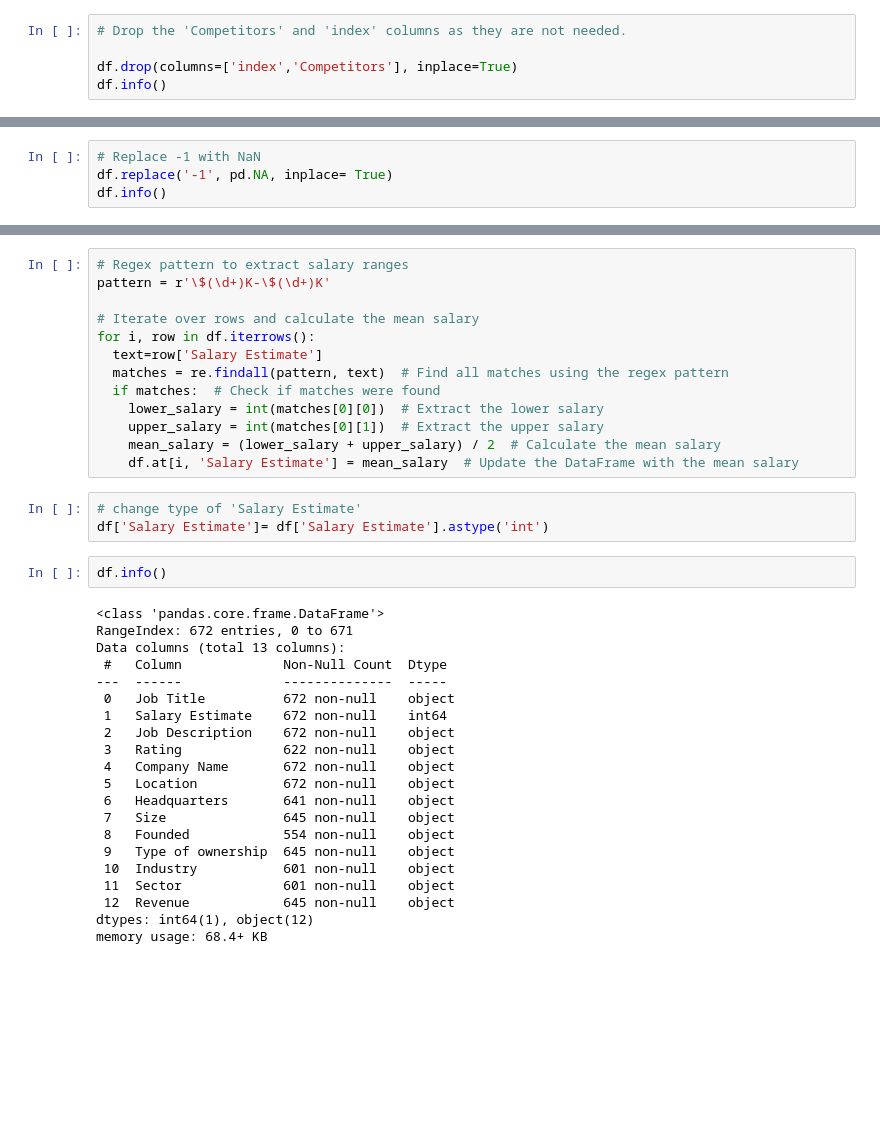
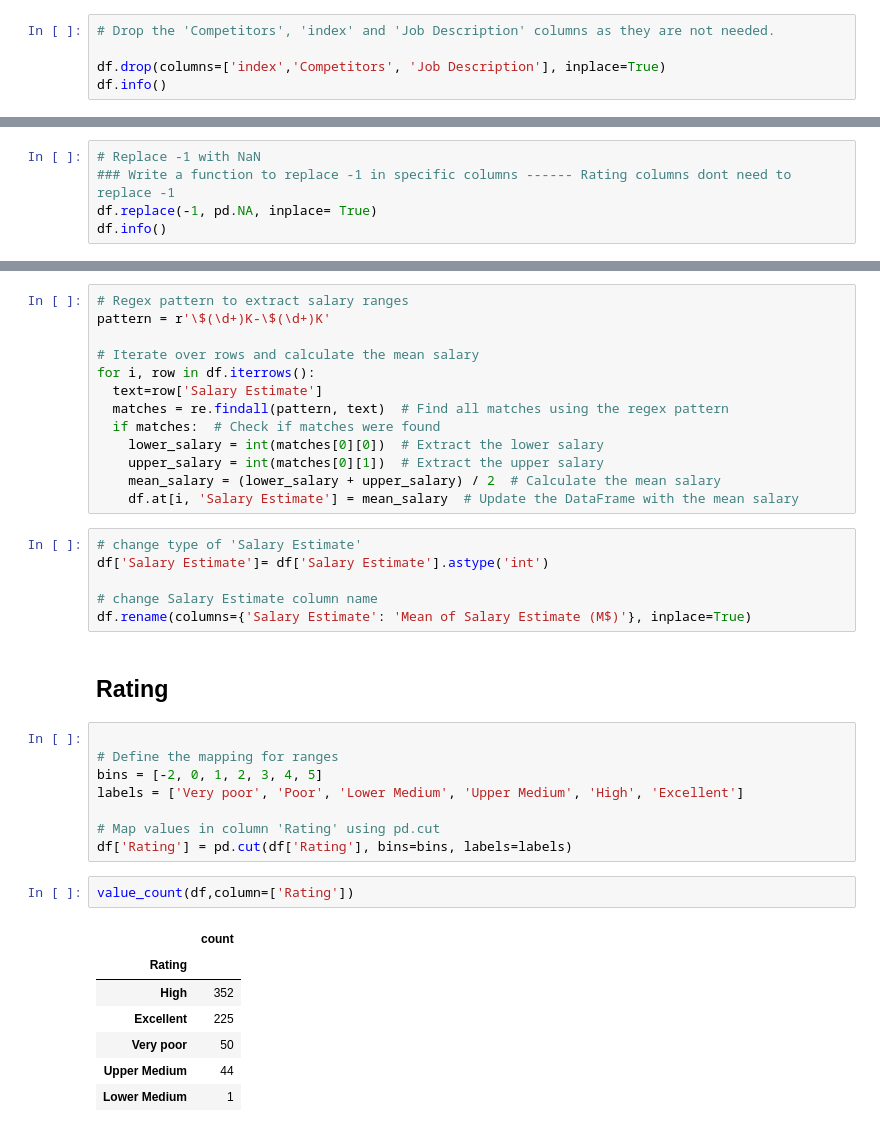
Before and after one commit to ShohrehShahsavari/Data-Analysis-And-Machine-Learning-Projects, a Jupyter notebook: 2. Employment and Workforce/Data Science Jobs/DS_jobs.ipynb, the cells around one changed output, grey strips where cells are left out. Cells and saved outputs as stored; diff of their text form; blank space fills up the shorter version.

Commit message:
Workng on Rating column in DS-jobs dataset

```diff
--- a/2. Employment and Workforce/Data Science Jobs/DS_jobs.ipynb
+++ b/2. Employment and Workforce/Data Science Jobs/DS_jobs.ipynb
@@ -262,7 +260,7 @@ df.duplicated().sum()
 # %% [markdown]
 ## Drop columns
 # %%
-# Drop the 'Competitors' and 'index' columns as they are not needed.
+# Drop the 'Competitors', 'index' and 'Job Description' columns as they are not needed.
 
-df.drop(columns=['index','Competitors'], inplace=True)
+df.drop(columns=['index','Competitors', 'Job Description'], inplace=True)
 df.info()
@@ -269,6 +287,7 @@ df.info()
 # %%
 # Replace -1 with NaN
-df.replace('-1', pd.NA, inplace= True)
+### Write a function to replace -1 in specific columns ------ Rating columns dont need to replace -1
+df.replace(-1, pd.NA, inplace= True)
 df.info()
 # %% [output]
 <class 'pandas.core.frame.DataFrame'>
@@ -309,26 +328,26 @@ for i, row in df.iterrows():
 # %%
 # change type of 'Salary Estimate'
 df['Salary Estimate']= df['Salary Estimate'].astype('int')
+
+# change Salary Estimate column name
+df.rename(columns={'Salary Estimate': 'Mean of Salary Estimate (M$)'}, inplace=True)
-# %%
-df.info()
-# %% [output]
-<class 'pandas.core.frame.DataFrame'>
-RangeIndex: 672 entries, 0 to 671
-Data columns (total 13 columns):
- #   Column             Non-Null Count  Dtype
----  ------             --------------  -----
- 0   Job Title          672 non-null    object
- 1   Salary Estimate    672 non-null    int64
- 2   Job Description    672 non-null    object
- 3   Rating             622 non-null    object
- 4   Company Name       672 non-null    object
- 5   Location           672 non-null    object
- 6   Headquarters       641 non-null    object
- 7   Size               645 non-null    object
- 8   Founded            554 non-null    object
- 9   Type of ownership  645 non-null    object
- 10  Industry           601 non-null    object
- 11  Sector             601 non-null    object
- 12  Revenue            645 non-null    object
-dtypes: int64(1), object(12)
-memory usage: 68.4+ KB
+# %% [markdown]
+## Rating
+# %%
+
+# Define the mapping for ranges
+bins = [-2, 0, 1, 2, 3, 4, 5]
+labels = ['Very poor', 'Poor', 'Lower Medium', 'Upper Medium', 'High', 'Excellent']
+
+# Map values in column 'Rating' using pd.cut
+df['Rating'] = pd.cut(df['Rating'], bins=bins, labels=labels)
+# %%
+value_count(df,column=['Rating'])
+# %% [output]
+|  | count |
+| Rating |  |
+| High | 352 |
+| Excellent | 225 |
+| Very poor | 50 |
+| Upper Medium | 44 |
+| Lower Medium | 1 |
```
Also changed, not shown: parts of 4 cells of this notebook.
